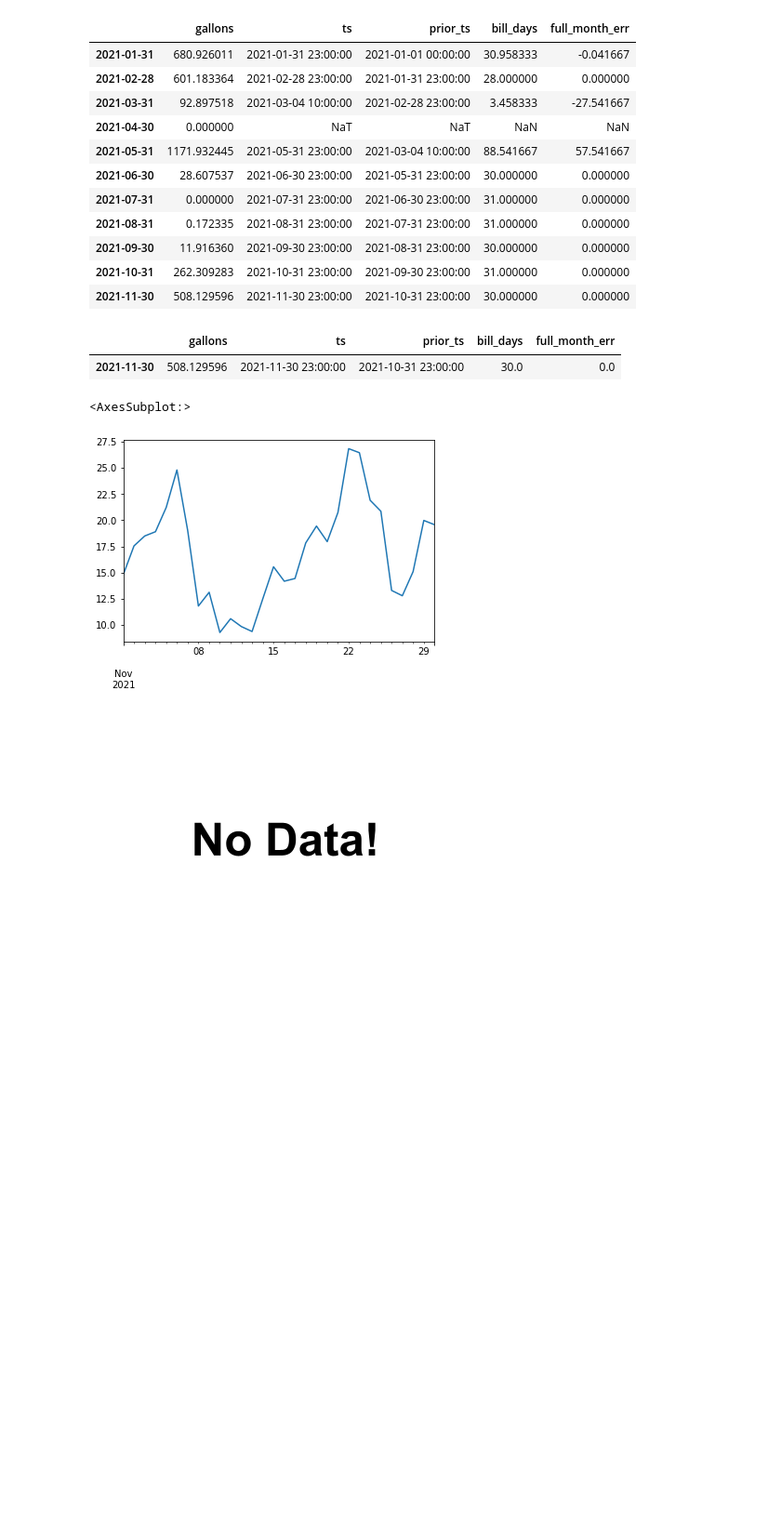
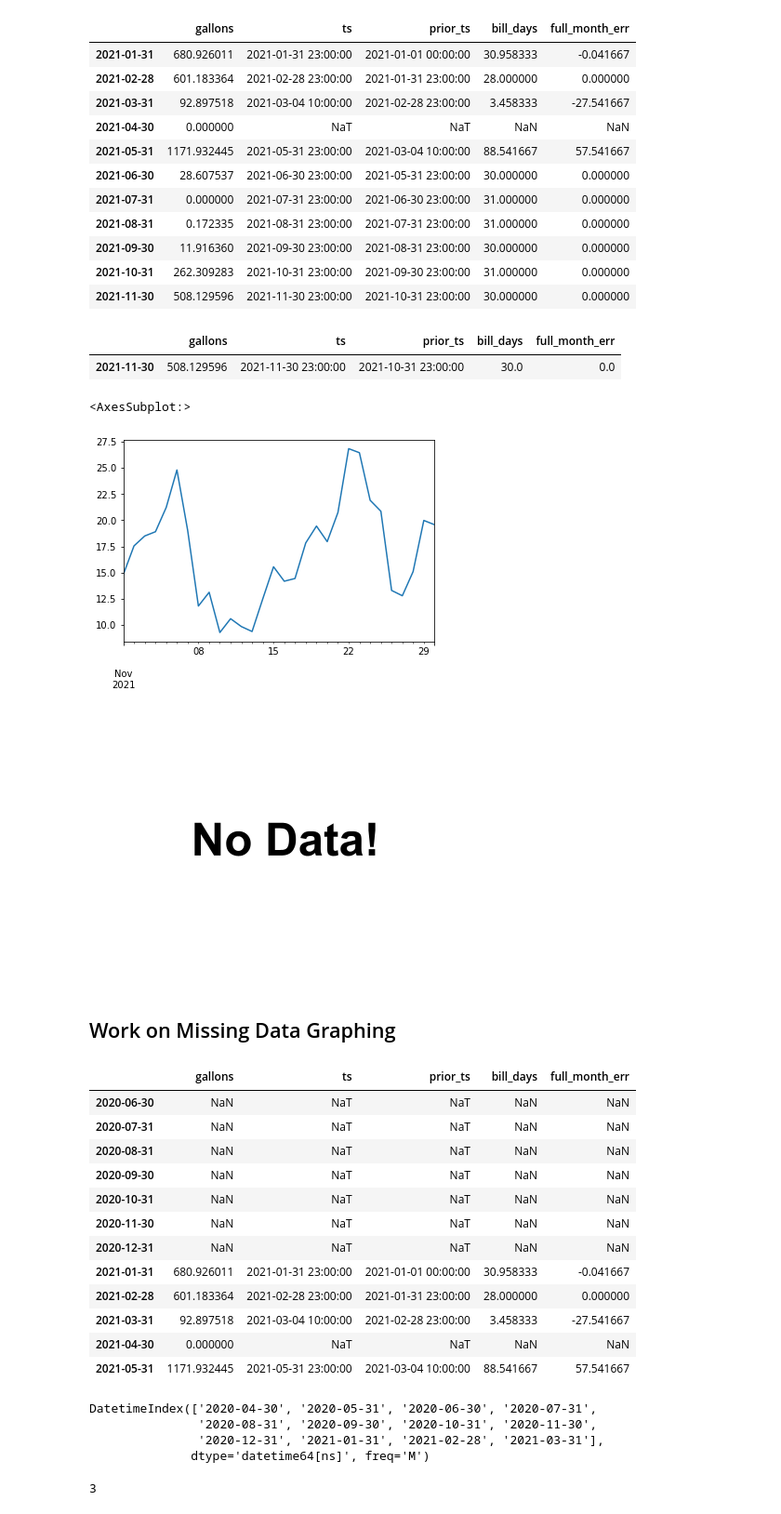
Before and after one commit to alanmitchell/heat-recovery-billing, a Jupyter notebook: heat_billing.ipynb, the cells around one changed output. Shown at 93% size. Cells and saved outputs as stored; diff of their text form; code cells hidden in the pictures; blank space fills up the shorter version.

Commit message:
Changes to address missing data or abnormal length periods. Also, better error / warning messages.

```diff
--- a/heat_billing.ipynb
+++ b/heat_billing.ipynb
@@ -425,3 +425,5 @@ from PIL import Image
 Image.open('images/no-data.png')
 # %% [output]
 [figure]
+# %% [markdown]
+## Work on Missing Data Graphing
@@ -427,0 +436,34 @@ Image.open('images/no-data.png')
+# %%
+df_mo, df_daily = hc.get_gallon_data(
+    'test-two_missing_months',
+    1.0,
+    'https://bmon.analysisnorth.com',
+    2021, 5
+)
+# %%
+df_mo
+# %% [output]
+|  | gallons | ts | prior_ts | bill_days | full_month_err |
+| 2020-06-30 | NaN | NaT | NaT | NaN | NaN |
+| 2020-07-31 | NaN | NaT | NaT | NaN | NaN |
+| 2020-08-31 | NaN | NaT | NaT | NaN | NaN |
+| 2020-09-30 | NaN | NaT | NaT | NaN | NaN |
+| 2020-10-31 | NaN | NaT | NaT | NaN | NaN |
+| 2020-11-30 | NaN | NaT | NaT | NaN | NaN |
+| 2020-12-31 | NaN | NaT | NaT | NaN | NaN |
+| 2021-01-31 | 680.926011 | 2021-01-31 23:00:00 | 2021-01-01 00:00:00 | 30.958333 | -0.041667 |
+| 2021-02-28 | 601.183364 | 2021-02-28 23:00:00 | 2021-01-31 23:00:00 | 28.000000 | 0.000000 |
+| 2021-03-31 | 92.897518 | 2021-03-04 10:00:00 | 2021-02-28 23:00:00 | 3.458333 | -27.541667 |
+| 2021-04-30 | 0.000000 | NaT | NaT | NaN | NaN |
+| 2021-05-31 | 1171.932445 | 2021-05-31 23:00:00 | 2021-03-04 10:00:00 | 88.541667 | 57.541667 |
+# %%
+pd.date_range(end=df_mo.index[-1], freq='M', periods=12)
+# %% [output]
+DatetimeIndex(['2020-04-30', '2020-05-31', '2020-06-30', '2020-07-31',
+               '2020-08-31', '2020-09-30', '2020-10-31', '2020-11-30',
+               '2020-12-31', '2021-01-31', '2021-02-28', '2021-03-31'],
+              dtype='datetime64[ns]', freq='M')
+# %%
+df_mo.gallons.count()
+# %% [output]
+3
```
Also changed, not shown: parts of 7 cells of this notebook, 3 other files.
